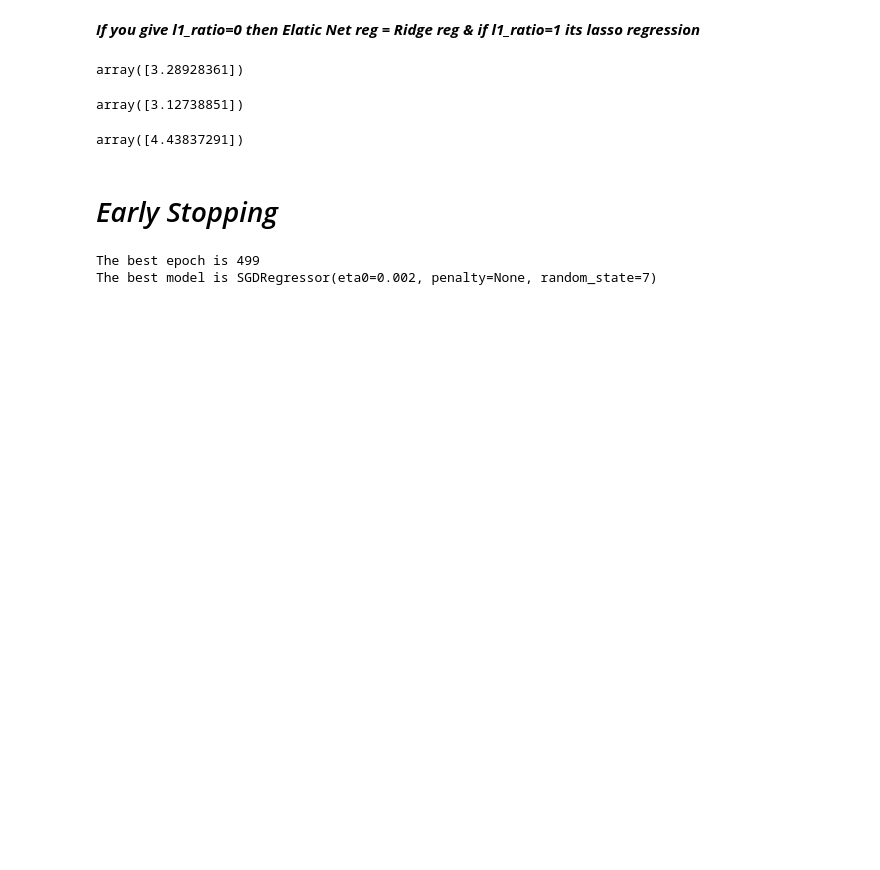
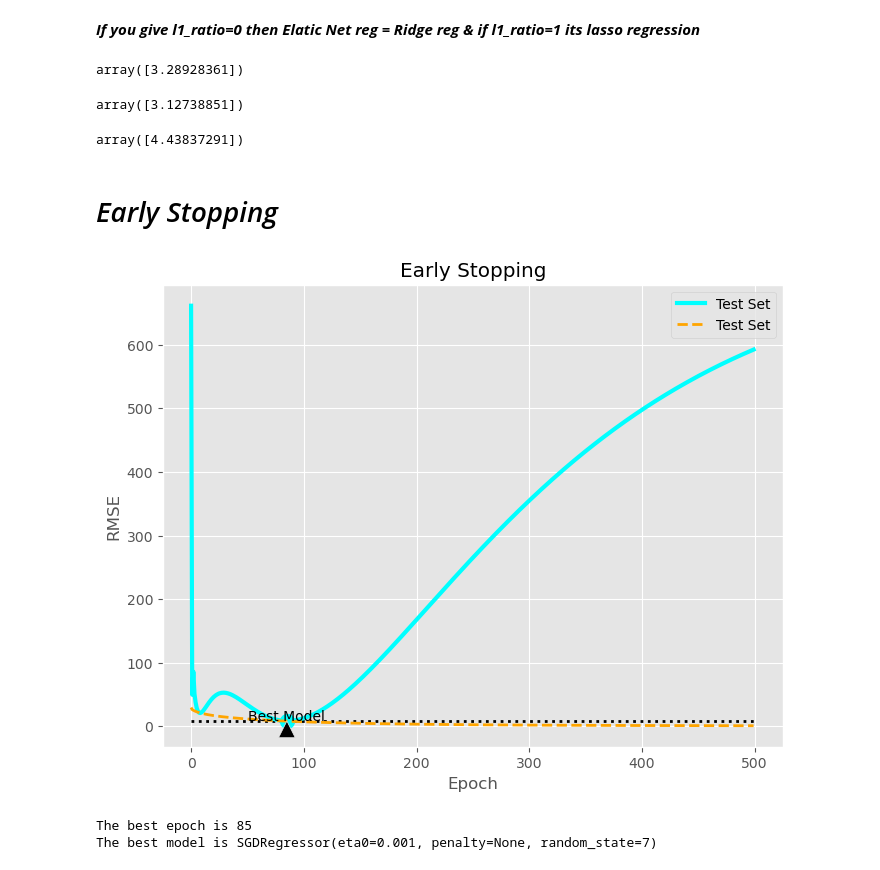
Before and after one commit to h-adithya07/ML_Learnings, a Jupyter notebook: TypesOf_Linear_Regression.ipynb, the cells around one changed output. Saved outputs shown, nothing was run; the diff lists cells and outputs as text; code cells hidden in the pictures; blank space fills up the shorter version.

```diff
--- a/TypesOf_Linear_Regression.ipynb
+++ b/TypesOf_Linear_Regression.ipynb
@@ -331,45 +331,59 @@ array([4.43837291])
 # *Early Stopping*
 # %%
 from sklearn.base import clone
+from copy import deepcopy
 from sklearn.preprocessing import StandardScaler
 np.random.seed(7)
 m = 100
-X = 5 * np.random.rand(m,1) - 2
-y = 0.5 * X**2 + 2 * X + 4 + np.random.randn(m,1)
+X = 5 * np.random.rand(m,1) - 3
+y = 0.5 * X**2 + 4 * X - 2 + np.random.randn(m,1)
 X_train,y_train = X[:m//2],y[:m//2,0]
 X_test,y_test = X[m//2:],y[m//2:,0]
 
 poly_scaler = Pipeline([
     ("poly_features",PolynomialFeatures(degree=90,include_bias=False)),
     ("std_scaler",StandardScaler())
 ])
 
 X_train_scaled = poly_scaler.fit_transform(X_train)
-X_test_scaled = poly_scaler.fit_transform(X_test)
+X_test_scaled = poly_scaler.transform(X_test)
 
-sgd_reg = SGDRegressor(penalty=None,eta0=0.002,random_state=7)
+sgd_reg = SGDRegressor(penalty=None,eta0=0.001,random_state=7)
 n_epochs = 500
 best_test_rmse = float('inf')
 train_errors,test_errors = [] ,[]
 best_model = None
 best_epoch = None
 
 for epoch in range(n_epochs):
     sgd_reg.partial_fit(X_train_scaled,y_train)  # partial fit is used so that on next epoch it continues the training from where it left
     y_test_pred = sgd_reg.predict(X_test_scaled)
     test_error = mean_squared_error(y_test,y_test_pred)
     if(test_error<best_test_rmse):
         best_test_rmse = test_error
         best_epoch = epoch
-        best_model = clone(sgd_reg)
+        best_model = deepcopy(sgd_reg) # This will store the SGD mdoel with all the trained wieghts till this epoch
+        # best_model = colne(sgd_reg)    # This will just store the model with its hyperparameters only and no trained weights
 
     y_train_pred = sgd_reg.predict(X_train_scaled)
     train_error = mean_squared_error(y_train,y_train_pred)
     test_errors.append(test_error)
     train_errors.append(train_error)
 
+plt.figure(figsize=(8,6))
+plt.annotate("Best Model",xy=(best_epoch,best_test_rmse),xytext=(best_epoch,best_test_rmse+0.7),ha="center",arrowprops=dict(facecolor='black',shrink=0.05))
+plt.plot([0,n_epochs],[best_test_rmse,best_test_rmse],linestyle=":",linewidth=2,color="black")
+plt.plot(test_errors,color="cyan",linewidth=3,label="Test Set")
+plt.plot(best_epoch,best_test_rmse,color="cyan",marker="o",markersize=10)
+plt.plot(train_errors,color="orange",linewidth=2,linestyle="--",label="Test Set")
+plt.legend(loc="best")
+plt.xlabel("Epoch")
+plt.ylabel("RMSE")
+plt.title("Early Stopping")
+plt.show()
 print(f"The best epoch is {best_epoch}")
 print(f"The best model is {best_model}")
 # %% [output]
+[figure, added]
-The best epoch is 499
-The best model is SGDRegressor(eta0=0.002, penalty=None, random_state=7)
+The best epoch is 85
+The best model is SGDRegressor(eta0=0.001, penalty=None, random_state=7)
```
